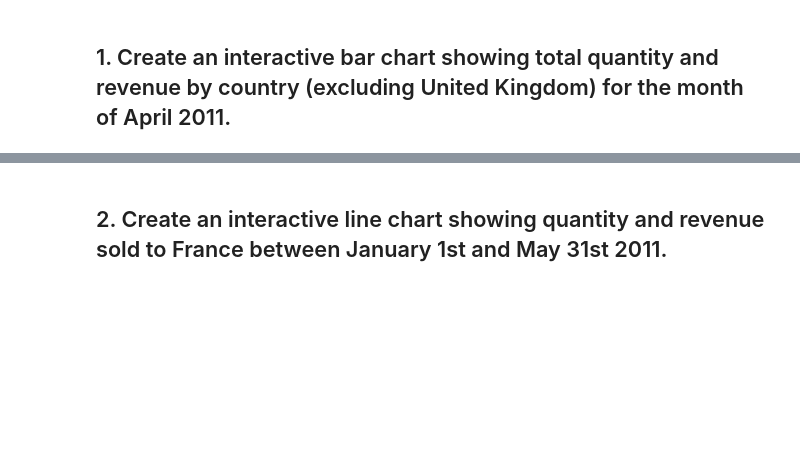
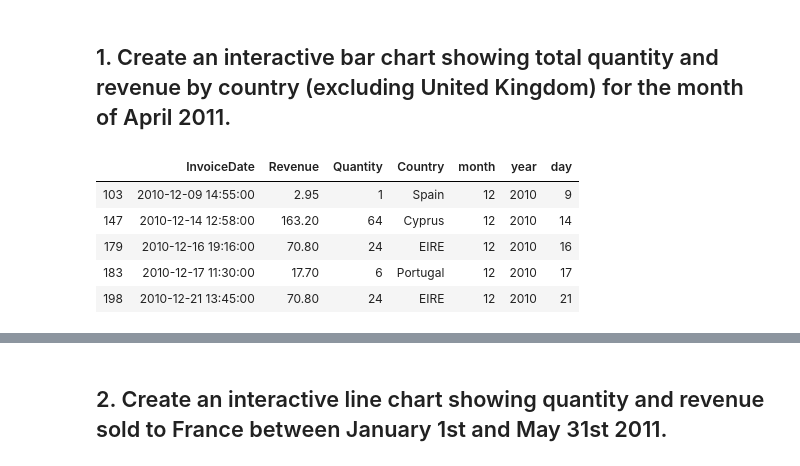
Before and after one commit to ta-datapt-bcn/lab-interactive-visualization, a Jupyter notebook: your-code/main.ipynb, the cells around one changed output, grey strips where cells are left out. Cells and saved outputs as stored; diff of their text form; code cells hidden in the pictures; blank space fills up the shorter version.

```diff
--- a/your-code/main.ipynb
+++ b/your-code/main.ipynb
@@ -18,0 +41,10 @@ data = pd.read_excel('../data/Online Retail.xlsx')
+# %%
+data1 = data1.loc[data1.Country!= "United Kingdom"]
+data1.head()
+# %% [output]
+|  | InvoiceDate | Revenue | Quantity | Country | month | year | day |
+| 103 | 2010-12-09 14:55:00 | 2.95 | 1 | Spain | 12 | 2010 | 9 |
+| 147 | 2010-12-14 12:58:00 | 163.20 | 64 | Cyprus | 12 | 2010 | 14 |
+| 179 | 2010-12-16 19:16:00 | 70.80 | 24 | EIRE | 12 | 2010 | 16 |
+| 183 | 2010-12-17 11:30:00 | 17.70 | 6 | Portugal | 12 | 2010 | 17 |
+| 198 | 2010-12-21 13:45:00 | 70.80 | 24 | EIRE | 12 | 2010 | 21 |
```
Also changed, not shown: parts of 13 cells of this notebook.
